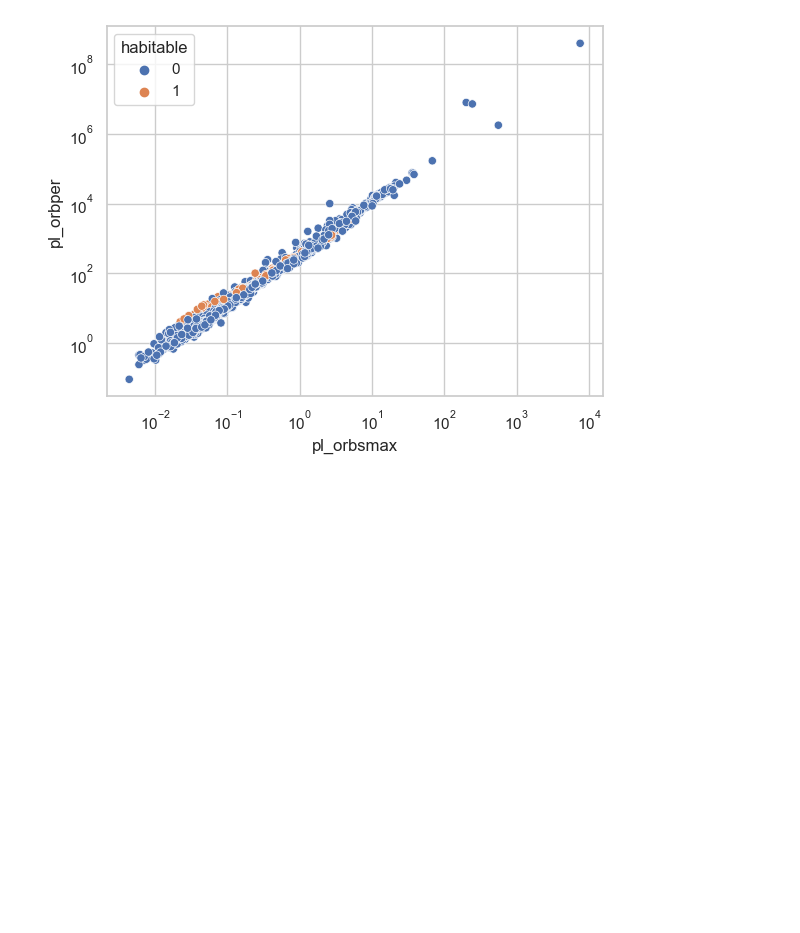
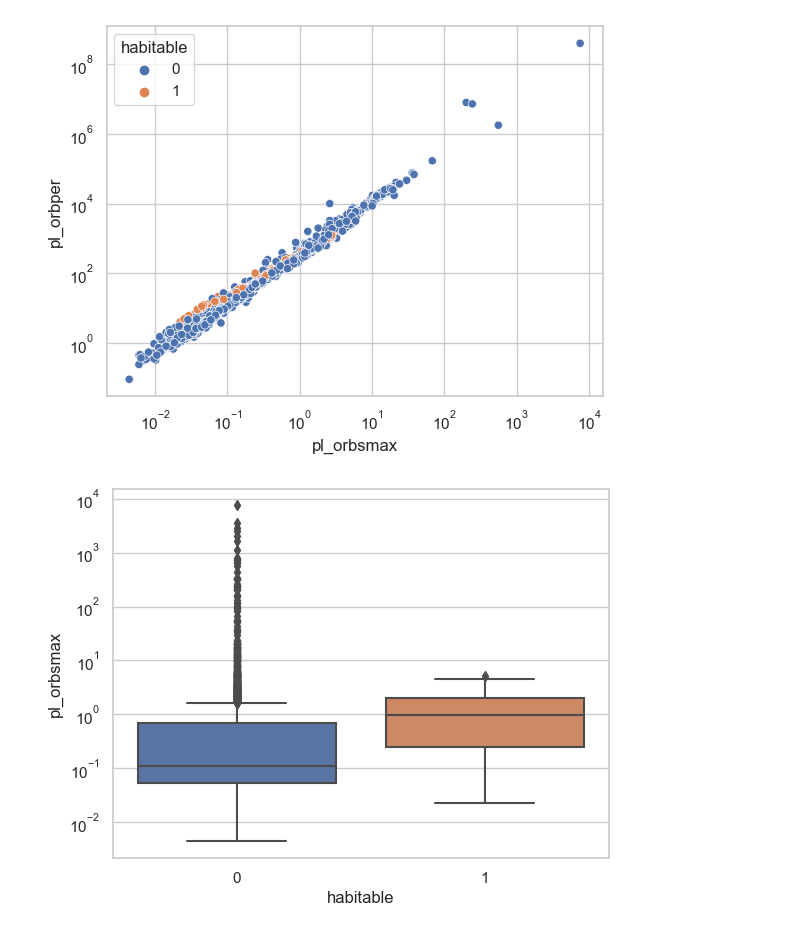
Before and after one commit to sethbeckett/cs6830_final_project, a Jupyter notebook: seth.ipynb, the cells around one changed output. Drawn from its saved outputs; the diff is of its cells as text; code cells hidden in the pictures; blank space fills up the shorter version.

Commit message:
added some visual comparisons

```diff
--- a/seth.ipynb
+++ b/seth.ipynb
@@ -482,3 +482,10 @@ plt.yscale('log')
 plt.show()
 # %% [output]
 [figure]
+# %%
+# plot boxplots of pl_orbsmax and pl_orbper, color by habitable
+sns.boxplot(data=planets_sub, x='habitable', y='pl_orbsmax')
+plt.yscale('log')
+plt.show()
+# %% [output]
+[figure, added]
```
Also changed, not shown: parts of 1 cell of this notebook.
